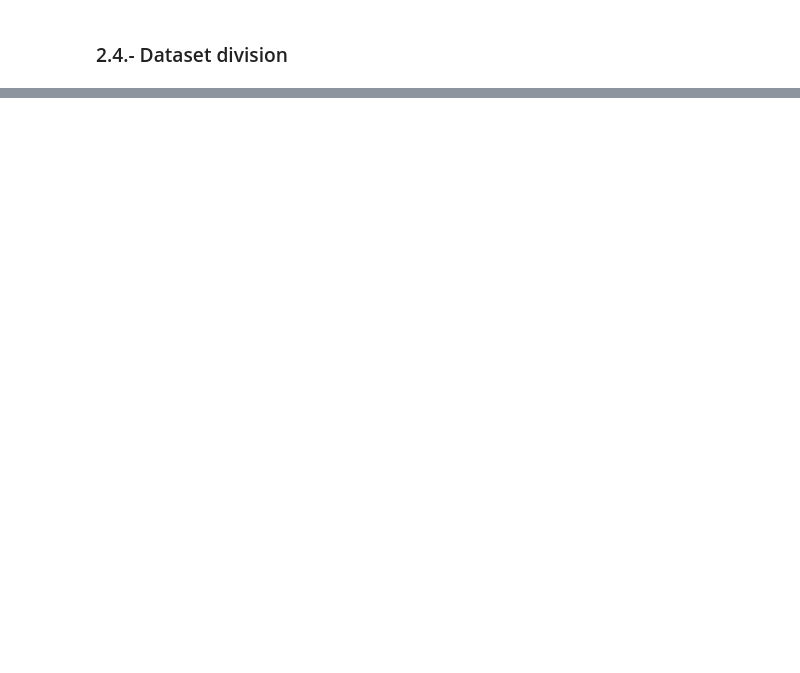
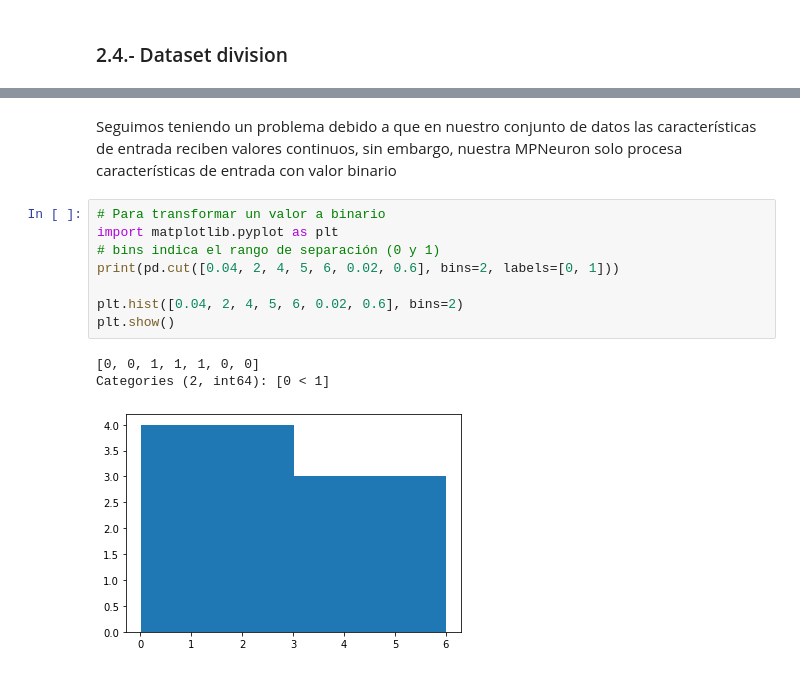
Before and after one commit to SerSanC/McCulloch-Pitts-Artificial-Neuron, a Jupyter notebook: McCulloch-Pitts-Artificial-Neuron.ipynb, the cells around one changed output, grey strips where cells are left out. Cells and saved outputs as stored; diff of their text form; blank space fills up the shorter version.

```diff
--- a/McCulloch-Pitts-Artificial-Neuron.ipynb
+++ b/McCulloch-Pitts-Artificial-Neuron.ipynb
@@ -104,0 +201,14 @@ print("Tamaño del conjunto de datos de pruebas: ", len(X_test))
+# %% [markdown]
+Seguimos teniendo un problema debido a que en nuestro conjunto de datos las características de entrada reciben valores continuos, sin embargo, nuestra MPNeuron solo procesa características de entrada con valor binario
+# %%
+# Para transformar un valor a binario
+import matplotlib.pyplot as plt
+# bins indica el rango de separación (0 y 1)
+print(pd.cut([0.04, 2, 4, 5, 6, 0.02, 0.6], bins=2, labels=[0, 1]))
+
+plt.hist([0.04, 2, 4, 5, 6, 0.02, 0.6], bins=2)
+plt.show()
+# %% [output]
+[0, 0, 1, 1, 1, 0, 0]
+Categories (2, int64): [0 < 1]
+[figure, added]
```
Also changed, not shown: parts of 16 cells of this notebook, 1 other file.
